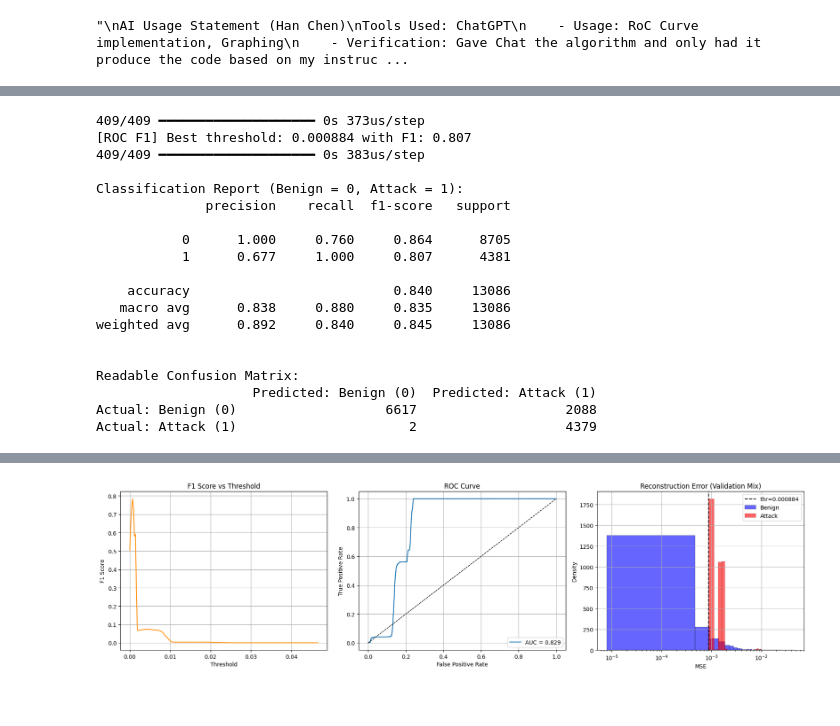
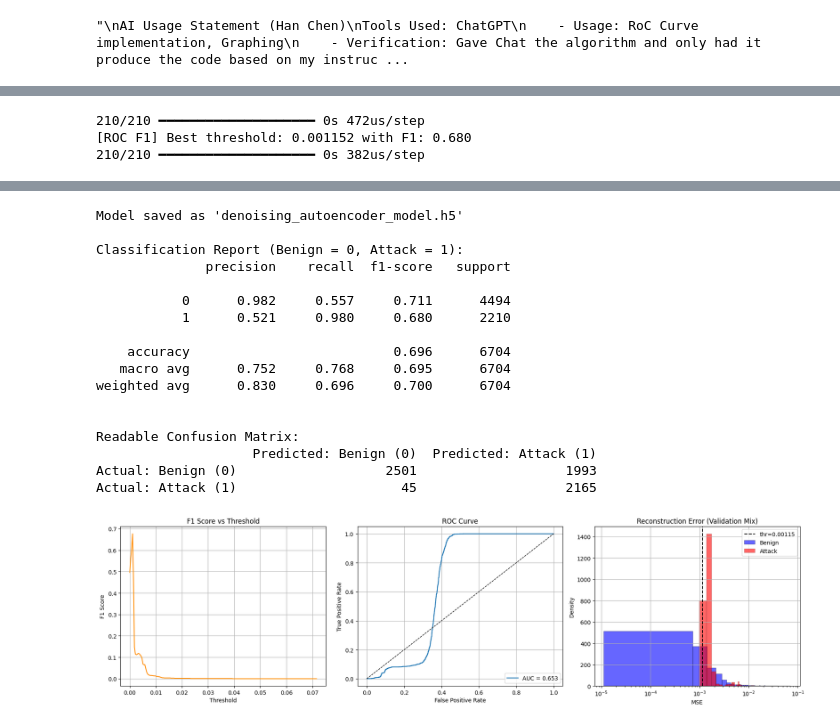
Before and after one commit to hc5474/CSEC520-FinalProject, a Jupyter notebook: autoencoder_denoise.ipynb, the cells around one changed output, grey strips where cells are left out. Drawn from its saved outputs; the diff is of its cells as text; code cells hidden in the pictures.

```diff
--- a/autoencoder_denoise.ipynb
+++ b/autoencoder_denoise.ipynb
@@ -67,11 +69,11 @@ input_dim = X_train.shape[1]
 
 denoise_auto = Sequential([
     layers.Input((input_dim,)),
-    layers.GaussianNoise(0.025, seed=520),          # add Gaussian noise (std=0.025)
     layers.Dense(32, activation="relu"),
+    layers.GaussianNoise(0.125, seed=520),          # add Gaussian noise (std=0.025)
     layers.Dense(16, activation="relu",
                  activity_regularizer=regularizers.l1(1e-5)),
-    layers.Dense(8, activation="relu"),
+    layers.Dense(4, activation="relu"),
     layers.Dense(16, activation="relu"),
     layers.Dense(32, activation="relu"),
     layers.Dense(input_dim, activation="linear"),
@@ -84,8 +86,8 @@ early = callbacks.EarlyStopping(monitor="val_loss", patience=8, restore_best_wei
 history = denoise_auto.fit(
     X_train, X_train,
     validation_data=(X_val, X_val),
-    epochs=200,
-    batch_size=256,
+    epochs=300,
+    batch_size=1024,
     shuffle=True,
     callbacks=[early],
     verbose=2
@@ -166,6 +168,14 @@ fig, axes = plt.subplots(1, 3, figsize=(18, 5))
 
 test_err = np.mean((denoise_auto.predict(X_val_mix) - X_val_mix) ** 2, axis=1)
 y_pred = (test_err > best_thr).astype(int)
+
+# Save the trained model
+denoise_auto.save("denoising_autoencoder_model.h5")
+print("Model saved as 'denoising_autoencoder_model.h5'")
+
+# Save best threshold using joblib
+with open("best_threshold.pkl", "wb") as f:
+    pickle.dump(best_thr, f)
 
 # Classification report
 print("\nClassification Report (Benign = 0, Attack = 1):")
@@ -207,22 +217,6 @@ axes[2].grid(True)
 plt.tight_layout()
 plt.show()
 # %% [output]
-409/409 ━━━━━━━━━━━━━━━━━━━━ 0s 373us/step
-[ROC F1] Best threshold: 0.000884 with F1: 0.807
-409/409 ━━━━━━━━━━━━━━━━━━━━ 0s 383us/step
-
-Classification Report (Benign = 0, Attack = 1):
-              precision    recall  f1-score   support
-
-           0      1.000     0.760     0.864      8705
-           1      0.677     1.000     0.807      4381
-
-    accuracy                          0.840     13086
-   macro avg      0.838     0.880     0.835     13086
-weighted avg      0.892     0.840     0.845     13086
-
-
-Readable Confusion Matrix:
-                    Predicted: Benign (0)  Predicted: Attack (1)
-Actual: Benign (0)                   6617                   2088
-Actual: Attack (1)                      2                   4379
+210/210 ━━━━━━━━━━━━━━━━━━━━ 0s 472us/step
+[ROC F1] Best threshold: 0.001152 with F1: 0.680
+210/210 ━━━━━━━━━━━━━━━━━━━━ 0s 382us/step
@@ -229,4 +224,21 @@ Actual: Attack (1)                      2                   4379
+Model saved as 'denoising_autoencoder_model.h5'
+
+Classification Report (Benign = 0, Attack = 1):
+              precision    recall  f1-score   support
+
+           0      0.982     0.557     0.711      4494
+           1      0.521     0.980     0.680      2210
+
+    accuracy                          0.696      6704
+   macro avg      0.752     0.768     0.695      6704
+weighted avg      0.830     0.696     0.700      6704
+
+
+Readable Confusion Matrix:
+                    Predicted: Benign (0)  Predicted: Attack (1)
+Actual: Benign (0)                   2501                   1993
+Actual: Attack (1)                     45                   2165
-[figure, old version]
+[figure, new version]
 # %%
 """
 This block is ran after model is tuned using validation set.
```
Also changed, not shown: parts of 5 cells of this notebook, 4 other files.
